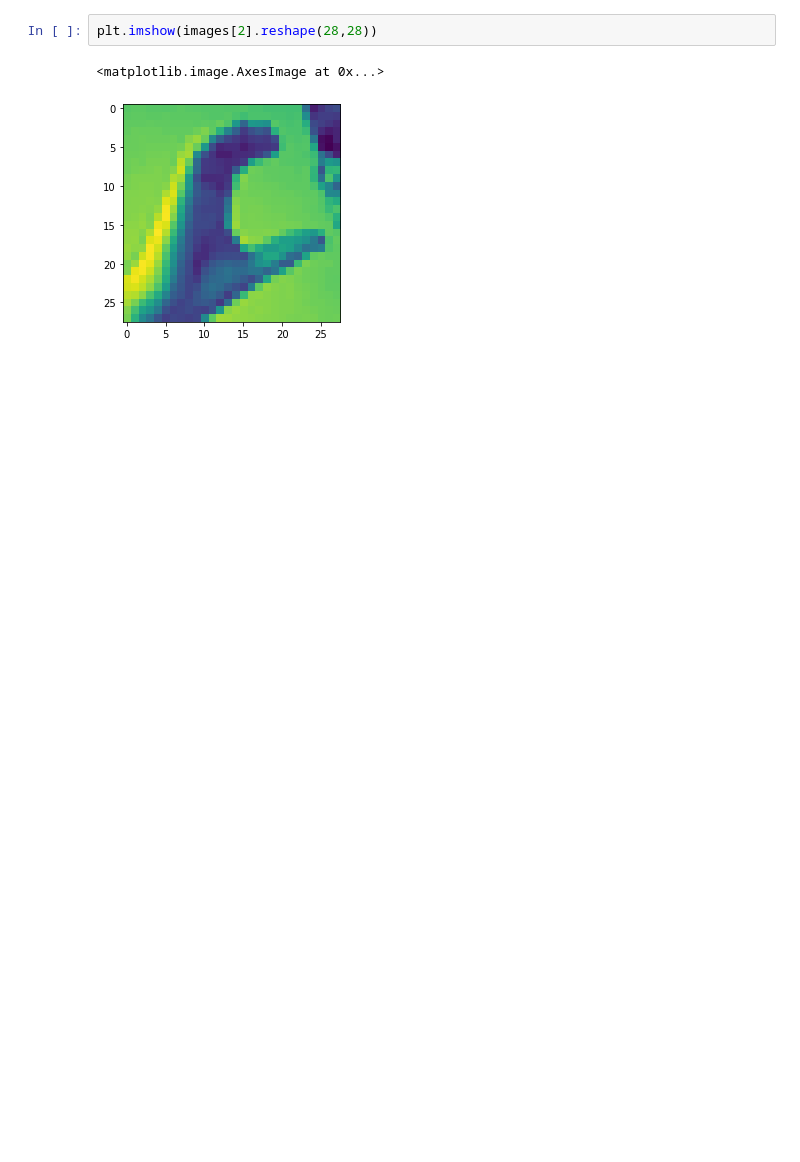
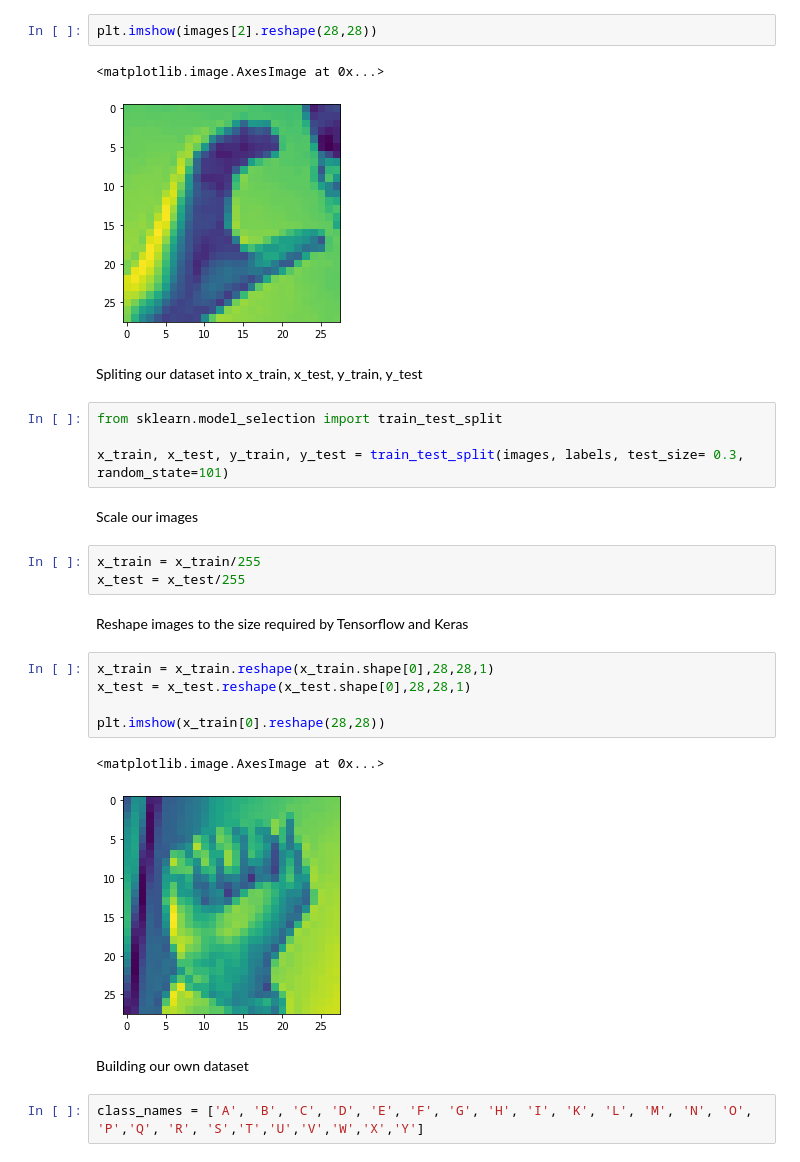
Before and after one commit to ritvik130/ASL-Interpreter, a Jupyter notebook: objectDetection.ipynb, the cells around one changed output. Cells and saved outputs as stored; diff of their text form; blank space fills up the shorter version.

Commit message:
Labelling

```diff
--- a/objectDetection.ipynb
+++ b/objectDetection.ipynb
@@ -98,3 +87,28 @@ plt.imshow(images[2].reshape(28,28))
 # %% [output]
 <matplotlib.image.AxesImage at 0x...>
 [figure]
+# %% [markdown]
+Spliting our dataset into x_train, x_test, y_train, y_test
+# %%
+from sklearn.model_selection import train_test_split
+
+x_train, x_test, y_train, y_test = train_test_split(images, labels, test_size= 0.3, random_state=101)
+# %% [markdown]
+Scale our images
+# %%
+x_train = x_train/255
+x_test = x_test/255
+# %% [markdown]
+Reshape images to the size required by Tensorflow and Keras
+# %%
+x_train = x_train.reshape(x_train.shape[0],28,28,1)
+x_test = x_test.reshape(x_test.shape[0],28,28,1)
+
+plt.imshow(x_train[0].reshape(28,28))
+# %% [output]
+<matplotlib.image.AxesImage at 0x...>
+[figure, added]
+# %% [markdown]
+Building our own dataset
+# %%
+class_names = ['A', 'B', 'C', 'D', 'E', 'F', 'G', 'H', 'I', 'K', 'L', 'M', 'N', 'O', 'P','Q', 'R', 'S','T','U','V','W','X','Y']
```
Also changed, not shown: parts of 11 cells of this notebook, 6 other files.
